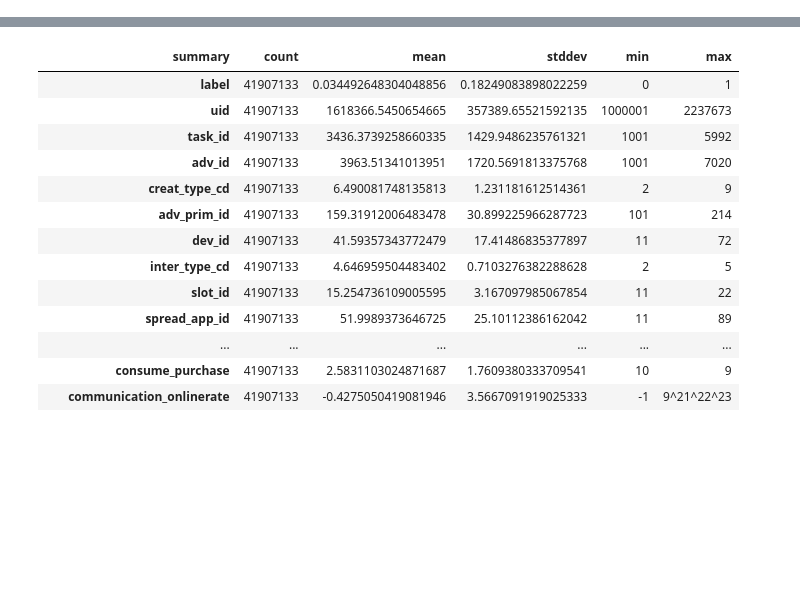
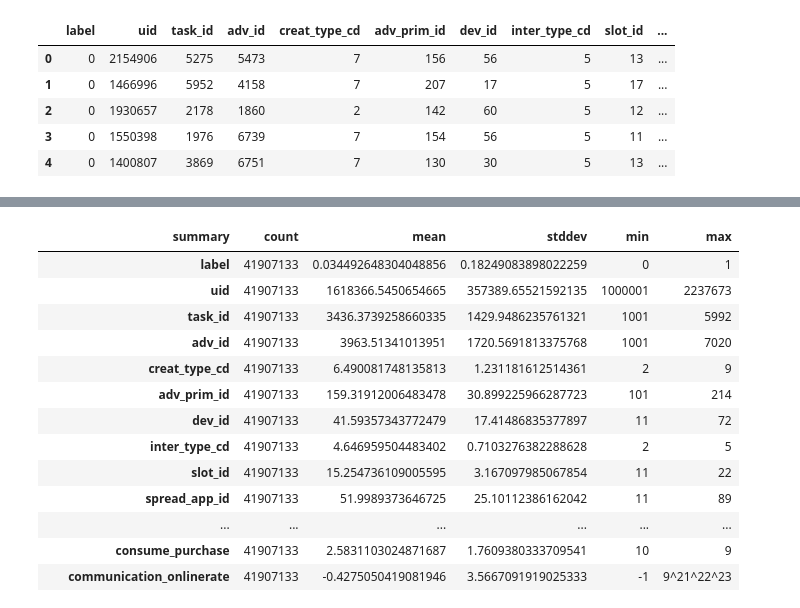
Before and after one commit to xwilchen/MLE_Nanodegree_Capstone, a Jupyter notebook: EDA.ipynb, the cells around one changed output, grey strips where cells are left out. Cells and saved outputs as stored; diff of their text form; code cells hidden in the pictures; blank space fills up the shorter version.

```diff
--- a/EDA.ipynb
+++ b/EDA.ipynb
@@ -42,0 +71,11 @@ raw_df.tail(2).toPandas()
+# %%
+# tail
+raw_df_tail = [row.asDict() for row in raw_df.tail(5)]
+pd.DataFrame(raw_df_tail)
+# %% [output]
+|  | label | uid | task_id | adv_id | creat_type_cd | adv_prim_id | dev_id | inter_type_cd | slot_id | ... |
+| 0 | 0 | 2154906 | 5275 | 5473 | 7 | 156 | 56 | 5 | 13 | ... |
+| 1 | 0 | 1466996 | 5952 | 4158 | 7 | 207 | 17 | 5 | 17 | ... |
+| 2 | 0 | 1930657 | 2178 | 1860 | 2 | 142 | 60 | 5 | 12 | ... |
+| 3 | 0 | 1550398 | 1976 | 6739 | 7 | 154 | 56 | 5 | 11 | ... |
+| 4 | 0 | 1400807 | 3869 | 6751 | 7 | 130 | 30 | 5 | 13 | ... |
```
Also changed, not shown: parts of 35 cells of this notebook, 1 other file.
